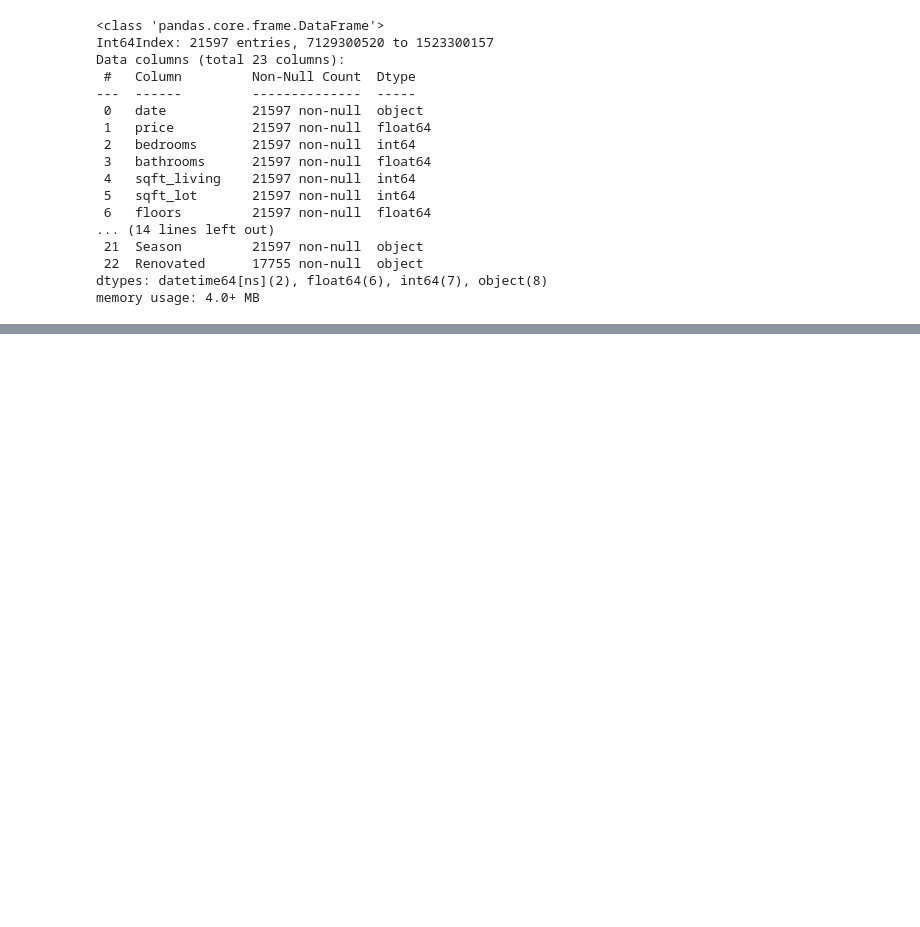
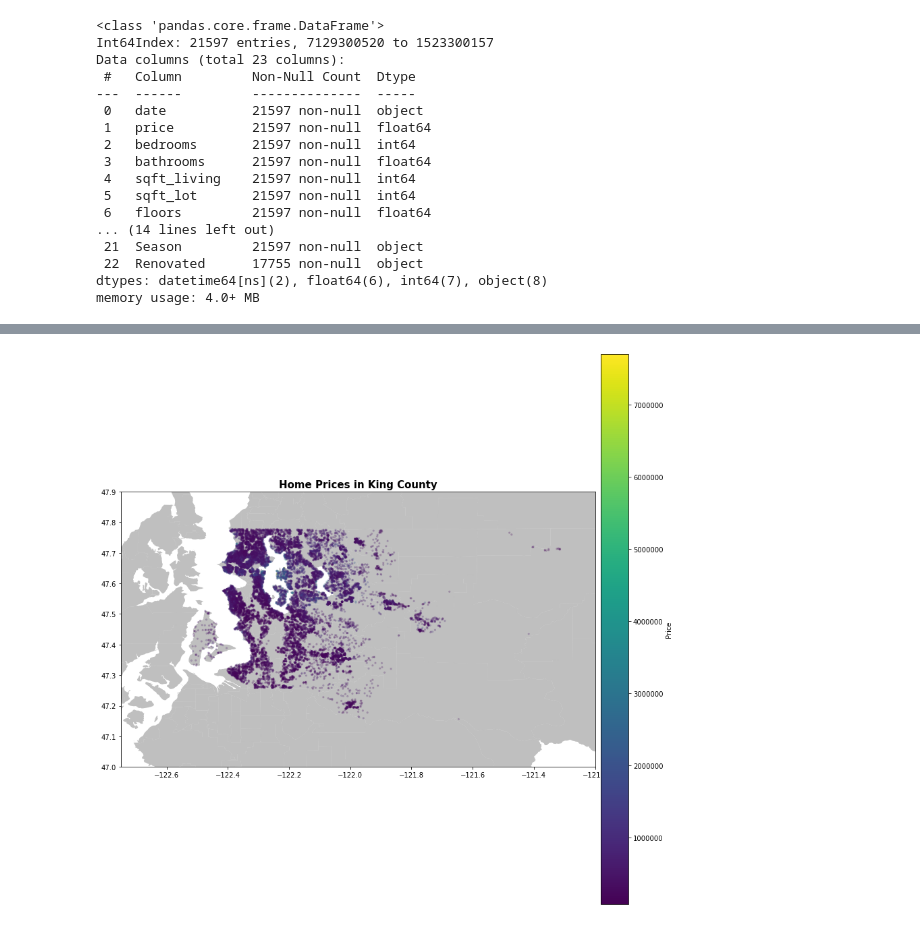
Before and after one commit to ValeriaVF/Phase_2-Project, a Jupyter notebook: Sally's notebook.ipynb, the cells around one changed output, grey strips where cells are left out. Saved outputs shown, nothing was run; the diff lists cells and outputs as text; code cells hidden in the pictures; blank space fills up the shorter version.

Commit message:
updated notebook with graphs of King County

```diff
--- a/Sally's notebook.ipynb
+++ b/Sally's notebook.ipynb
@@ -165,3 +142,15 @@ Data columns (total 23 columns):
  22  Renovated      17755 non-null  object
 dtypes: datetime64[ns](2), float64(6), int64(7), object(8)
 memory usage: 4.0+ MB
+# %%
+# import libraries
+import geopandas as gpd
+from shapely.geometry import Point, Polygon
+import matplotlib.pyplot as plt
+# import street map
+street_map = gpd.read_file("Geospatial_files/Zipcodes_for_King_County.shp")
+# %%
+# zip x and y coordinates into single feature
+geometry = [Point(xy) for xy in zip(df.long, df.lat)]
+# create GeoPandas dataframe
+geo_df = gpd.GeoDataFrame(df, geometry = geometry)
@@ -167,0 +174,23 @@ memory usage: 4.0+ MB
+# %%
+# create figure and axes, assign to subplot
+fig, ax = plt.subplots(figsize=(15,15))
+# add .shp mapfile to axes
+street_map.plot(ax=ax, alpha=0.5,color="grey")
+# add geodataframe to axes
+# assign ‘price’ variable to represent coordinates on graph
+# add legend
+# make datapoints transparent using alpha
+# assign size of points using markersize
+geo_df.plot(column="price", ax=ax, alpha=0.2, legend=True, markersize=5, legend_kwds={'label': "Price",
+                                   'pad': 0.01,
+                                   'format': '%.0f'})
+# add title to graph
+plt.title("Home Prices in King County", fontsize=15,fontweight="bold")
+# set latitiude and longitude boundaries for map display
+plt.xlim(-122.75,-121.2)
+plt.ylim( 47.0,47.9)
+pd.options.display.float_format = '{:.2f}'.format
+# show map
+plt.show()
+# %% [output]
+[figure, added]
```
Also changed, not shown: parts of 5 cells of this notebook, 6 other files.
